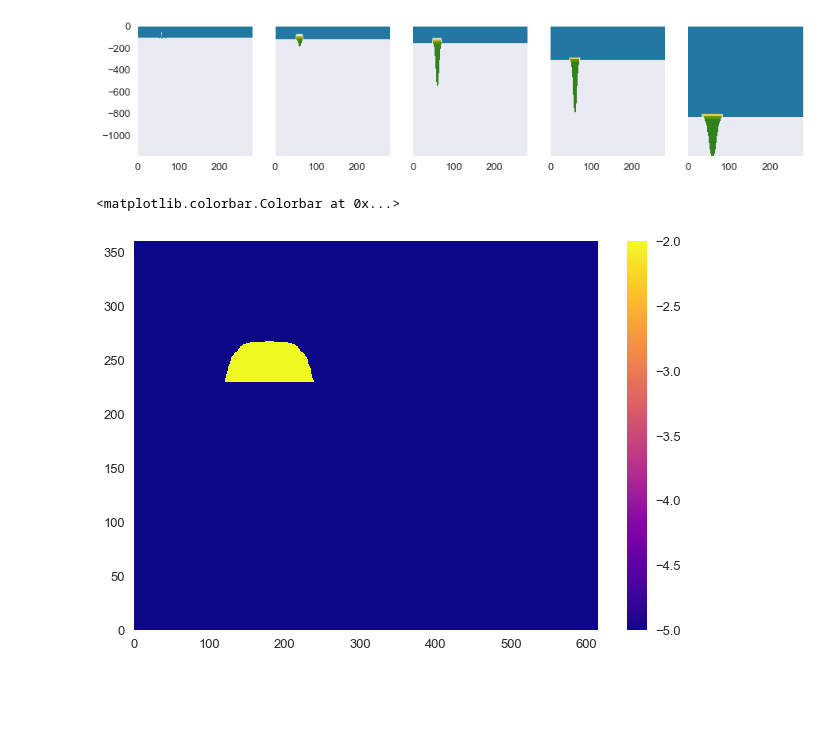
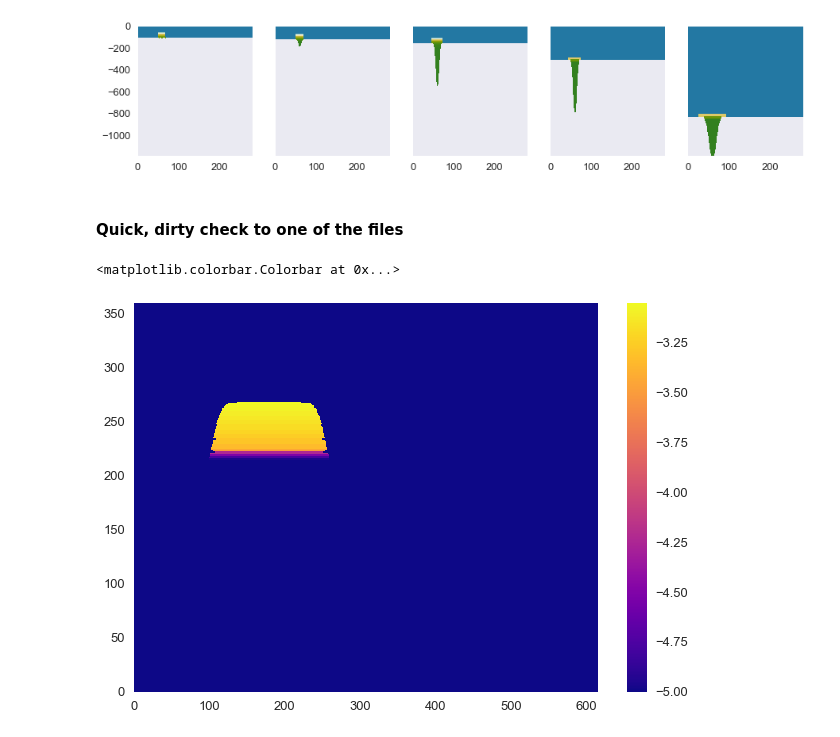
Before and after one commit to UBC-MOAD/buildcanyon, a Jupyter notebook: Stratification/GenerateDiffKrFile_smoothStep.ipynb, the cells around one changed output. Drawn from its saved outputs; the diff is of its cells as text; code cells hidden in the pictures; blank space fills up the shorter version.

```diff
--- a/Stratification/GenerateDiffKrFile_smoothStep.ipynb
+++ b/Stratification/GenerateDiffKrFile_smoothStep.ipynb
@@ -441,3 +444,0 @@ fig, ax1, ax2, ax3 = plot_sections(kv_final_e5_exact8E3, '$\epsilon=25 m$')
-# %%
-sns.set_style('dark')
-fig, ax1, ax2, ax3 = plot_sections(kv_final_e5exact_nosmooth, '$\epsilon=25 m$')
@@ -539,11 +571,25 @@ fileobj.close()
 # %%
 dt = np.dtype('>f8')  # float 64 big endian
-filename10 = "%dx%dx%d/KrDiff_e05_exact1E3_%dzlev_%dx%d_Quad.bin" %(nx,ny,nz,nz,nx,ny)
-fileobj = open(filename10,mode='wb')
-kv_final_e5exact1E3.astype(dt).tofile(fileobj,"")
+
+# Run 16, 19, 20, e=5,25,100, kv=1E-3
+filename15 = "%dx%dx%d/KrDiff_e05_kv1E3_%dzlev_%dx%d_Quad.bin" %(nx,ny,nz,nz,nx,ny)
+filename16 = "%dx%dx%d/KrDiff_e25_kv1E3_%dzlev_%dx%d_Quad.bin" %(nx,ny,nz,nz,nx,ny)
+filename17 = "%dx%dx%d/KrDiff_e100_kv1E3_%dzlev_%dx%d_Quad.bin" %(nx,ny,nz,nz,nx,ny)
+
+fileobj = open(filename15,mode='wb')
+kv_final_e05_kv1E3.astype(dt).tofile(fileobj,"")
 fileobj.close()
 
-filename11 = "%dx%dx%d/KrDiff_e05_exact5E3_%dzlev_%dx%d_Quad.bin" %(nx,ny,nz,nz,nx,ny)
-fileobj = open(filename11,mode='wb')
-kv_final_e5exact5E3.astype(dt).tofile(fileobj,"")
+fileobj = open(filename16,mode='wb')
+kv_final_e25_kv1E3.astype(dt).tofile(fileobj,"")
 fileobj.close()
+
+fileobj = open(filename17,mode='wb')
+kv_final_e100_kv1E3.astype(dt).tofile(fileobj,"")
+fileobj.close()
+
+# Run 26, e=5, kv=5E-4
+filename18 = "%dx%dx%d/KrDiff_e05_kv5E4_%dzlev_%dx%d_Quad.bin" %(nx,ny,nz,nz,nx,ny)
+fileobj = open(filename18,mode='wb')
+kv_final_e05_kv5E4.astype(dt).tofile(fileobj,"")
+fileobj.close()
@@ -571,11 +595,0 @@ fileobj.close()
-# %%
-dt = np.dtype('>f8')  # float 64 big endian
-filename16 = "%dx%dx%d/KrDiff_e05_exact8E3_%dzlev_%dx%d_Quad.bin" %(nx,ny,nz,nz,nx,ny)
-fileobj = open(filename16,mode='wb')
-kv_final_e5_exact8E3.astype(dt).tofile(fileobj,"")
-fileobj.close()
-
-filename17 = "%dx%dx%d/KrDiff_e05_exact1p2E2_%dzlev_%dx%d_Quad.bin" %(nx,ny,nz,nz,nx,ny)
-fileobj = open(filename17,mode='wb')
-kv_final_e5exact1p2E2.astype(dt).tofile(fileobj,"")
-fileobj.close()
@@ -598,16 +596,18 @@ fileobj.close()
+# %% [markdown]
+#### Quick, dirty check to one of the files
 # %%
 # Check that the values of the file are in the right order
 
 dt = np.dtype('>f8')  # float 64 big endian
 
-fileNAME = filename20
+fileNAME = filename17
 kv=np.fromfile(fileNAME, dt)
 
 Kv=np.reshape(kv,(nz,ny,nx),order='C')
 np.shape(Kv)
 
 plt.pcolor(np.log10(Kv[29,:,:]), cmap='plasma')
 plt.colorbar()
 # %% [output]
 <matplotlib.colorbar.Colorbar at 0x...>
-[figure, old version]
+[figure, new version]
```
Also changed, not shown: parts of 34 cells of this notebook, 1 other file.
